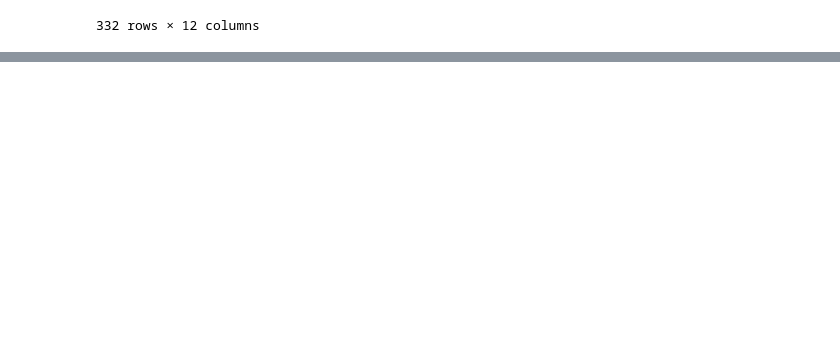
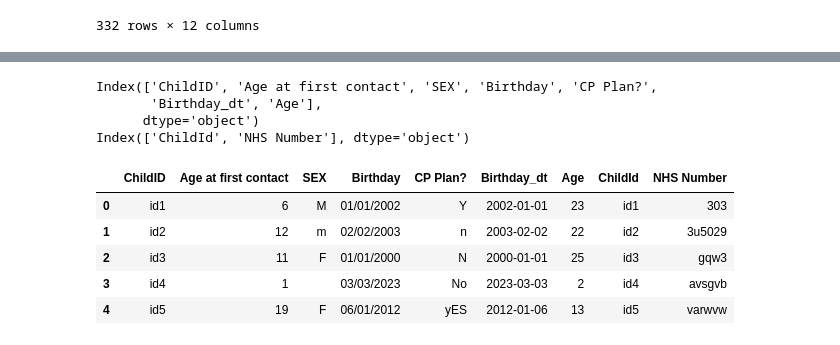
Before and after one commit to paulwhitescc/python-learning-repo, a Jupyter notebook: session_4.ipynb, the cells around one changed output, grey strips where cells are left out. Cells and saved outputs as stored; diff of their text form; code cells hidden in the pictures; blank space fills up the shorter version.

```diff
--- a/session_4.ipynb
+++ b/session_4.ipynb
@@ -90,0 +143,21 @@ identifiers
+# %%
+print(child_info.columns)
+
+print(nhs_numbers.columns)
+
+# if the columns names are the same for both tables you can simply use on='ChildID' rather than specifying a left and right on
+# different types of merge, left, right, inner, outer
+child_info = pd.merge(child_info, nhs_numbers, left_on='ChildID', right_on='ChildId', how='left')
+
+child_info
+# %% [output]
+Index(['ChildID', 'Age at first contact', 'SEX', 'Birthday', 'CP Plan?',
+       'Birthday_dt', 'Age'],
+      dtype='object')
+Index(['ChildId', 'NHS Number'], dtype='object')
+|  | ChildID | Age at first contact | SEX | Birthday | CP Plan? | Birthday_dt | Age | ChildId | NHS Number |
+| 0 | id1 | 6 | M | 01/01/2002 | Y | 2002-01-01 | 23 | id1 | 303 |
+| 1 | id2 | 12 | m | 02/02/2003 | n | 2003-02-02 | 22 | id2 | 3u5029 |
+| 2 | id3 | 11 | F | 01/01/2000 | N | 2000-01-01 | 25 | id3 | gqw3 |
+| 3 | id4 | 1 |  | 03/03/2023 | No | 2023-03-03 | 2 | id4 | avsgvb |
+| 4 | id5 | 19 | F | 06/01/2012 | yES | 2012-01-06 | 13 | id5 | varwvw |
```
Also changed, not shown: parts of 6 cells of this notebook.
